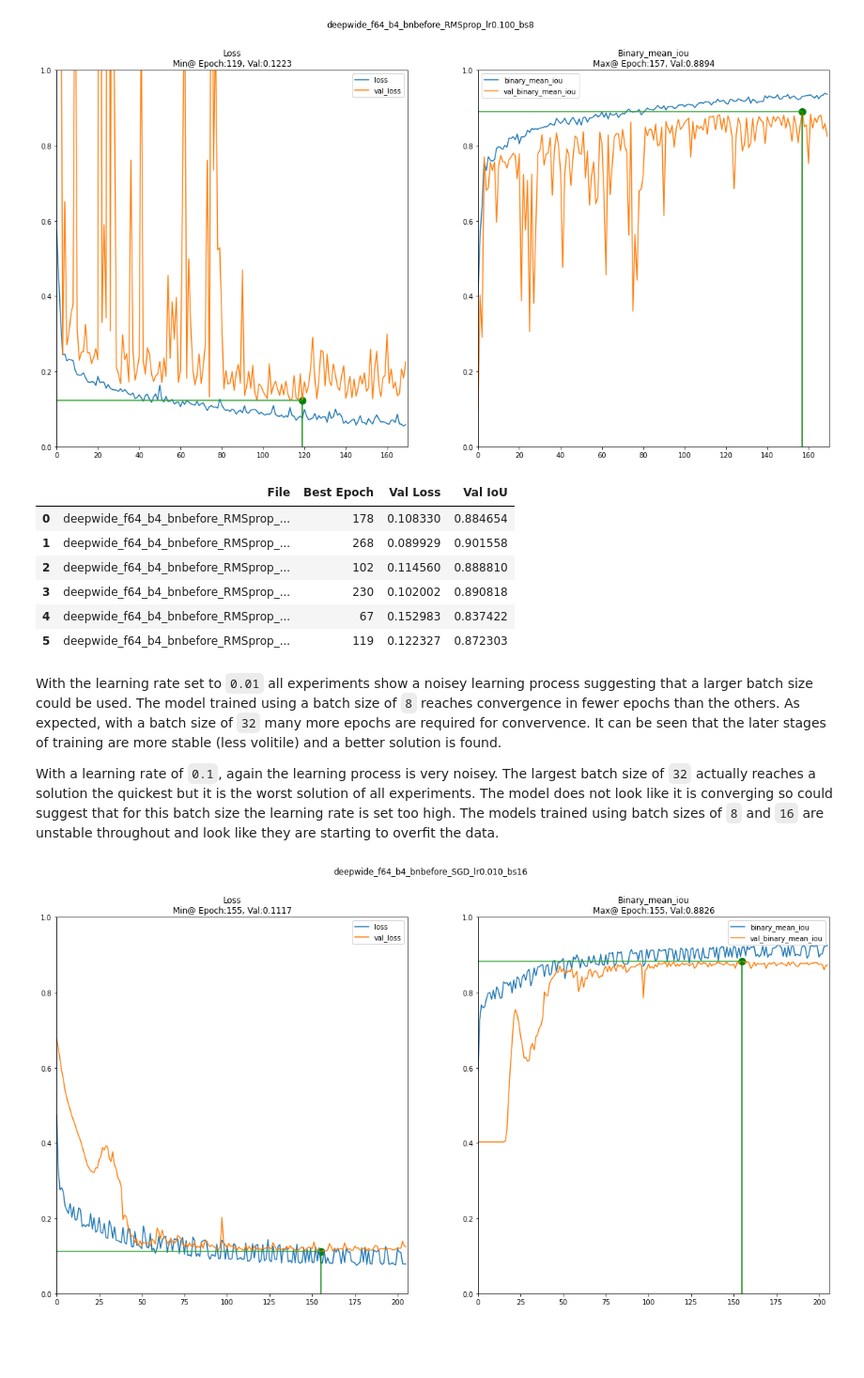
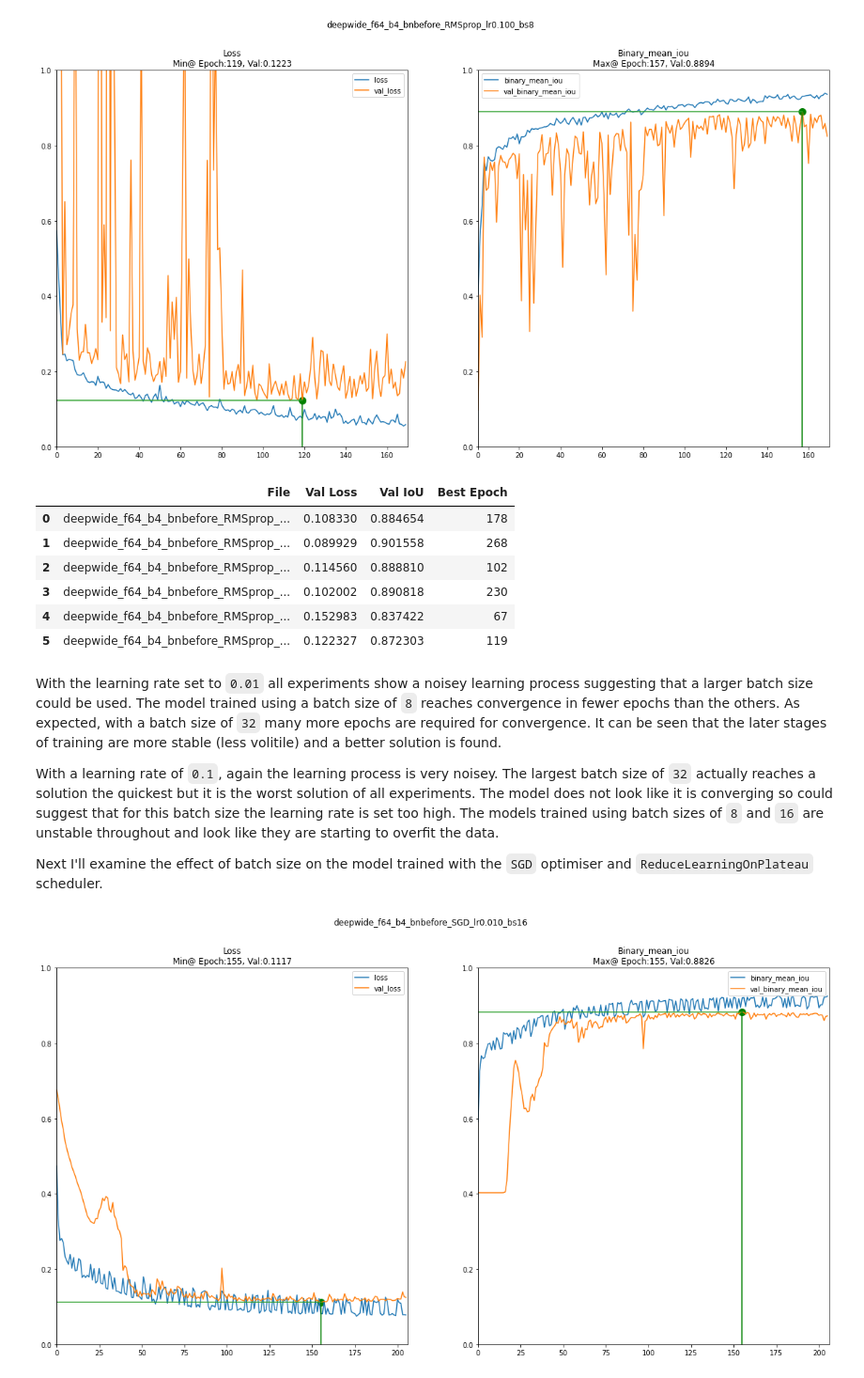
Before and after one commit to a-cass/eo-semantic-segmentation, a Jupyter notebook: nwpu-lakes/nwpu_lakes_segmentation_p8.ipynb, the cells around one changed output. Shown at 94% size. Drawn from its saved outputs; the diff is of its cells as text; code cells hidden in the pictures; blank space fills up the shorter version.

```diff
--- a/nwpu-lakes/nwpu_lakes_segmentation_p8.ipynb
+++ b/nwpu-lakes/nwpu_lakes_segmentation_p8.ipynb
@@ -433,26 +420,23 @@ for lr, bs in product(lr, batch_sizes):
 # %%
-# Load results if not trained in this session
-ptn = r'deepwide_f64_b4_bnbefore_RMSprop_lr\d\.\d{3}_bs\d{1,2}\.history.pickle'
-histories = sorted(list(filter(lambda x: re.match(ptn,x),os.listdir(out_dir))))
-
-# Create dataframe to store results
-summary_df3 = pd.DataFrame(columns=['File', 'Best Epoch', 'Val Loss', 'Val IoU'])
+# Plot learning curves and create summary DataFrame
+batch_size_df1 = pd.DataFrame(columns=['File', 'Val Loss', 'Val IoU', 'Best Epoch'])
 
 for fn in sorted(histories):
-    with open(os.path.join(out_dir,fn), 'rb') as pf:
-        hist_dict = pickle.load(pf)
+    with open(fn, 'rb') as f:
+        hist = pickle.load(f)
 
-    hist_df = pd.DataFrame(hist_dict)
+    hist_df = pd.DataFrame(hist)
     title = os.path.basename(fn).split('.history.pickle')[0]
     vs.plot_model_history(hist_df, metrics=['loss', 'binary_mean_iou'],
                           best=['min','max'], title=title);
 
+
     best_epoch = hist_df.val_loss.argmin()
-    summary_df3 = summary_df3.append([{'File': title,
-                                       'Best Epoch': best_epoch,
-                                       'Val Loss': hist_df.val_loss.min(),
-                                       'Val IoU': hist_df.val_binary_mean_iou.at[best_epoch]}],
-                                    ignore_index=True)
+    batch_size_df1 = batch_size_df1.append([{'File': title,
+                                             'Val Loss': hist_df.val_loss.min(),
+                                             'Val IoU': hist_df.val_binary_mean_iou.at[best_epoch],
+                                             'Best Epoch': best_epoch}],
+                                           ignore_index=True)
 # %% [output]
 [figure]
 [figure]
@@ -460,18 +444,20 @@ for fn in sorted(histories):
 [figure]
 [figure]
 [figure]
-# %%
-summary_df3
-# %% [output]
-|  | File | Best Epoch | Val Loss | Val IoU |
-| 0 | deepwide_f64_b4_bnbefore_RMSprop_... | 178 | 0.108330 | 0.884654 |
-| 1 | deepwide_f64_b4_bnbefore_RMSprop_... | 268 | 0.089929 | 0.901558 |
-| 2 | deepwide_f64_b4_bnbefore_RMSprop_... | 102 | 0.114560 | 0.888810 |
-| 3 | deepwide_f64_b4_bnbefore_RMSprop_... | 230 | 0.102002 | 0.890818 |
-| 4 | deepwide_f64_b4_bnbefore_RMSprop_... | 67 | 0.152983 | 0.837422 |
-| 5 | deepwide_f64_b4_bnbefore_RMSprop_... | 119 | 0.122327 | 0.872303 |
+# %%
+batch_size_df1
+# %% [output]
+|  | File | Val Loss | Val IoU | Best Epoch |
+| 0 | deepwide_f64_b4_bnbefore_RMSprop_... | 0.108330 | 0.884654 | 178 |
+| 1 | deepwide_f64_b4_bnbefore_RMSprop_... | 0.089929 | 0.901558 | 268 |
+| 2 | deepwide_f64_b4_bnbefore_RMSprop_... | 0.114560 | 0.888810 | 102 |
+| 3 | deepwide_f64_b4_bnbefore_RMSprop_... | 0.102002 | 0.890818 | 230 |
+| 4 | deepwide_f64_b4_bnbefore_RMSprop_... | 0.152983 | 0.837422 | 67 |
+| 5 | deepwide_f64_b4_bnbefore_RMSprop_... | 0.122327 | 0.872303 | 119 |
 # %% [markdown]
-With the learning rate set to `0.01` all experiments show a noisey learning process suggesting that a larger batch size could be used. The model trained using a batch size of `8` reaches convergence in fewer epochs than the others. As expected, with a batch size of `32` many more epochs are required for convervence. It can be seen that the later stages of training are more stable (less volitile) and a better solution is found.
+With the learning rate set to `0.01` all experiments show a noisey learning process suggesting that a larger batch size could be used. The model trained using a batch size of `8` reaches convergence in fewer epochs than the others. As expected, with a batch size of `32` many more epochs are required for convergence. It can be seen that the later stages of training are more stable (less volitile) and a better solution is found.
 
 With a learning rate of `0.1`, again the learning process is very noisey. The largest batch size of `32` actually reaches a solution the quickest but it is the worst solution of all experiments. The model does not look like it is converging so could suggest that for this batch size the learning rate is set too high. The models trained using batch sizes of `8` and `16` are unstable throughout and look like they are starting to overfit the data.
+
+Next I'll examine the effect of batch size on the model trained with the `SGD` optimiser and `ReduceLearningOnPlateau` scheduler.
 # %%
```
Also changed, not shown: parts of 13 cells of this notebook, 4 other files.
